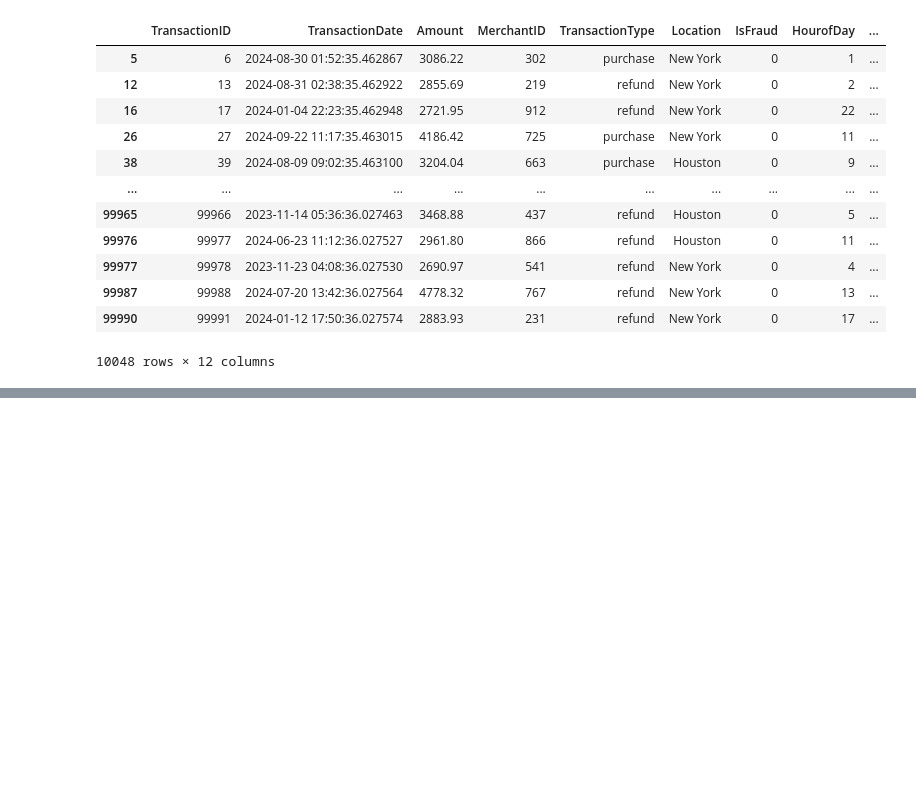
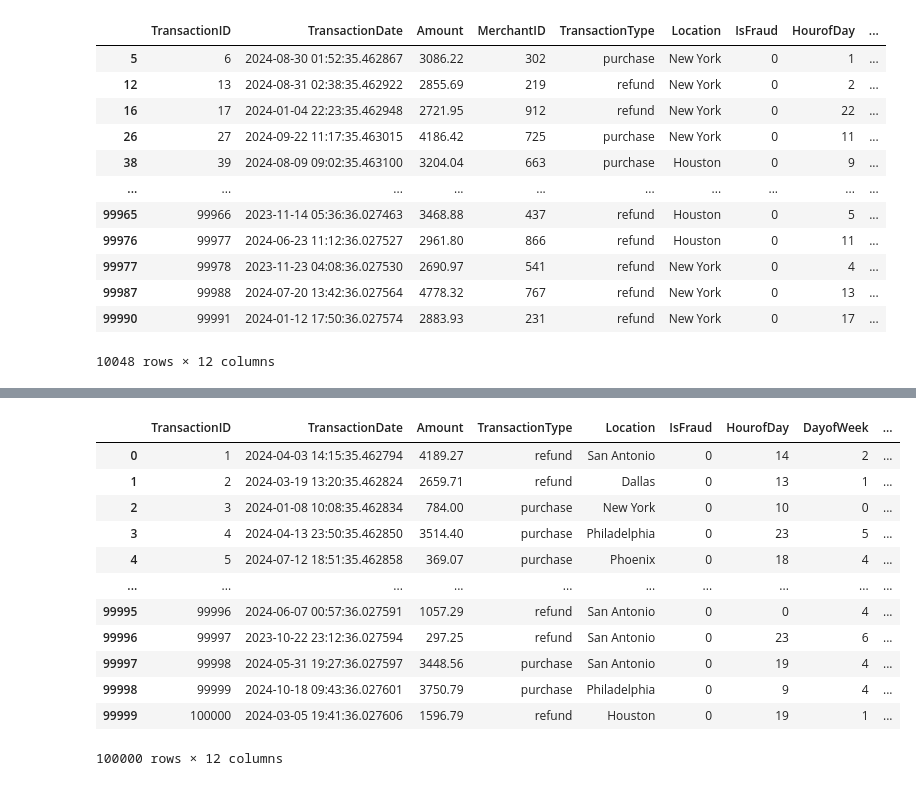
Before and after one commit to Haerulanwar05/Zero-To-ML-Engineer, a Jupyter notebook: Pandas/add_or_remove_columns.ipynb, the cells around one changed output, grey strips where cells are left out. Drawn from its saved outputs; the diff is of its cells as text; code cells hidden in the pictures; blank space fills up the shorter version.

Commit message:
feat: add notebook demonstrating column addition and manipulation in pandas

```diff
--- a/Pandas/add_or_remove_columns.ipynb
+++ b/Pandas/add_or_remove_columns.ipynb
@@ -786,3 +786,6 @@ cc_fraud.query('Flag_Suspicious == 1') # menampilkan data dengan suspecious 1
 | 99987 | 99988 | 2024-07-20 13:42:36.027564 | 4778.32 | 767 | refund | New York | 0 | 13 | ... |
 | 99990 | 99991 | 2024-01-12 17:50:36.027574 | 2883.93 | 231 | refund | New York | 0 | 17 | ... |
 10048 rows × 12 columns
+# %%
+# membuat sebuah kolom locatio code
+cc_fraud['Location_Code'] = cc_fraud['Location'].str[0:3].str.upper()
@@ -788,0 +808,20 @@ cc_fraud.query('Flag_Suspicious == 1') # menampilkan data dengan suspecious 1
+# %%
+# menghapus kolom MerchantID
+
+cc_fraud.drop(columns=['MerchantID'], inplace=True)
+
+cc_fraud
+# %% [output]
+|  | TransactionID | TransactionDate | Amount | TransactionType | Location | IsFraud | HourofDay | DayofWeek | ... |
+| 0 | 1 | 2024-04-03 14:15:35.462794 | 4189.27 | refund | San Antonio | 0 | 14 | 2 | ... |
+| 1 | 2 | 2024-03-19 13:20:35.462824 | 2659.71 | refund | Dallas | 0 | 13 | 1 | ... |
+| 2 | 3 | 2024-01-08 10:08:35.462834 | 784.00 | purchase | New York | 0 | 10 | 0 | ... |
+| 3 | 4 | 2024-04-13 23:50:35.462850 | 3514.40 | purchase | Philadelphia | 0 | 23 | 5 | ... |
+| 4 | 5 | 2024-07-12 18:51:35.462858 | 369.07 | purchase | Phoenix | 0 | 18 | 4 | ... |
+| ... | ... | ... | ... | ... | ... | ... | ... | ... | ... |
+| 99995 | 99996 | 2024-06-07 00:57:36.027591 | 1057.29 | refund | San Antonio | 0 | 0 | 4 | ... |
+| 99996 | 99997 | 2023-10-22 23:12:36.027594 | 297.25 | refund | San Antonio | 0 | 23 | 6 | ... |
+| 99997 | 99998 | 2024-05-31 19:27:36.027597 | 3448.56 | purchase | San Antonio | 0 | 19 | 4 | ... |
+| 99998 | 99999 | 2024-10-18 09:43:36.027601 | 3750.79 | purchase | Philadelphia | 0 | 9 | 4 | ... |
+| 99999 | 100000 | 2024-03-05 19:41:36.027606 | 1596.79 | refund | Houston | 0 | 19 | 1 | ... |
+100000 rows × 12 columns
```
Also changed, not shown: parts of 4 cells of this notebook.
